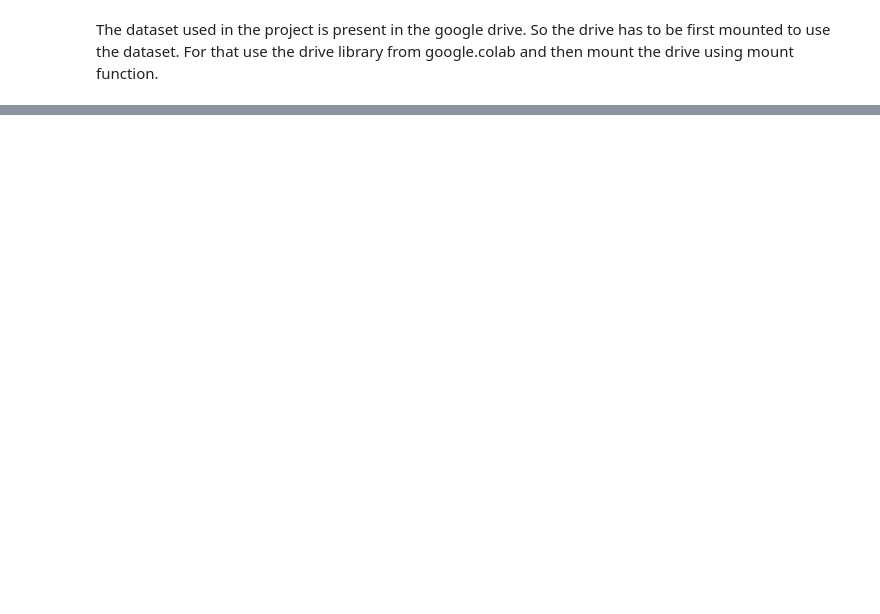
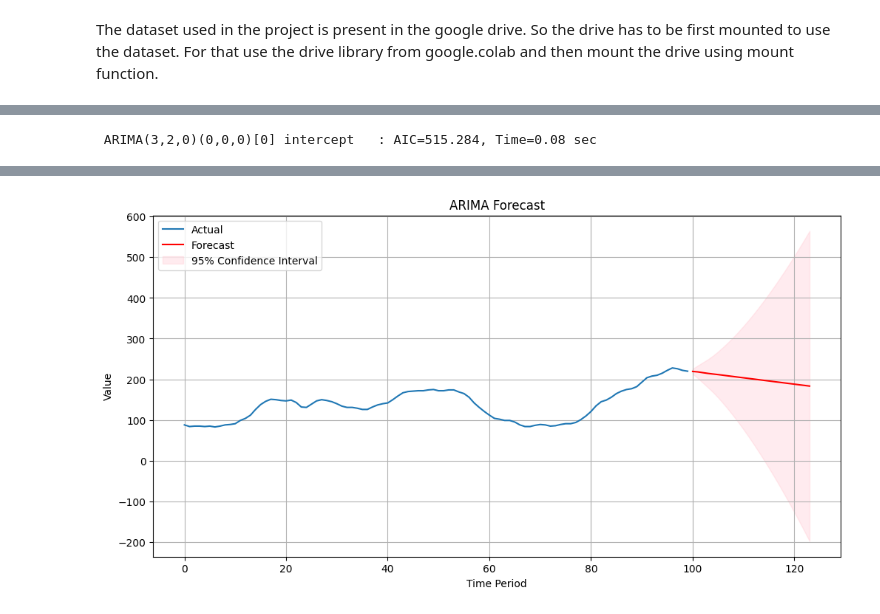
Before and after one commit to Rajat504/CLOUDYML, a Jupyter notebook: Time_Series_Module4.ipynb, the cells around one changed output, grey strips where cells are left out. Drawn from its saved outputs; the diff is of its cells as text; code cells hidden in the pictures; blank space fills up the shorter version.

```diff
--- a/Time_Series_Module4.ipynb
+++ b/Time_Series_Module4.ipynb
@@ -396,0 +265,78 @@ Keep practising until next assignment comes in. <br><br>
+# %%
+# Import required libraries
+import pmdarima as pm
+import numpy as np
+import pandas as pd
+import matplotlib.pyplot as plt
+
+# Load the dataset
+path = '/content/time_series.csv'
+df = pd.read_csv(path)
+
+# Convert to pandas Series if needed (assuming single column)
+if len(df.columns) == 1:
+    series = df.iloc[:, 0]
+elif 'Date' in df.columns:
+    series = df.set_index('Date').iloc[:, 0]
+else:
+    series = df.iloc[:, 1]  # Assuming second column is values
+
+# Fit auto-ARIMA model
+model = pm.auto_arima(
+    series,
+    start_p=1,
+    start_q=1,
+    test='adf',
+    max_p=3,
+    max_q=3,
+    m=1,
+    d=None,
+    seasonal=False,
+    trace=True,
+    error_action='ignore',
+    suppress_warnings=True,
+    stepwise=True
+)
+
+# Forecast - initialize number of periods as 24
+n_periods = 24
+forecast, conf_int = model.predict(
+    n_periods=n_periods,
+    return_conf_int=True
+)
+
+# Initialize indexes of forecast data
+last_date = series.index[-1] if hasattr(series.index, 'dtype') else len(series)
+forecast_index = pd.RangeIndex(
+    start=last_date + 1,
+    stop=last_date + n_periods + 1
+)
+
+# Make series for plotting
+forecast_series = pd.Series(forecast, index=forecast_index)
+lower_series = pd.Series(conf_int[:, 0], index=forecast_index)
+upper_series = pd.Series(conf_int[:, 1], index=forecast_index)
+
+# Plot
+plt.figure(figsize=(12, 6))
+plt.plot(series, label='Actual')  # Original data
+plt.plot(forecast_series, color='red', label='Forecast')  # Forecasted data
+
+# Fill confidence area
+plt.fill_between(
+    forecast_index,
+    lower_series,
+    upper_series,
+    color='pink',
+    alpha=0.3,
+    label='95% Confidence Interval'
+)
+
+# Formatting
+plt.title('ARIMA Forecast')
+plt.xlabel('Time Period')
+plt.ylabel('Value')
+plt.legend()
+plt.grid(True)
+plt.show()
+# %% [output]
@@ -396,0 +351 @@ Keep practising until next assignment comes in. <br><br>
+ ARIMA(3,2,0)(0,0,0)[0] intercept   : AIC=515.284, Time=0.08 sec
@@ -396,0 +362 @@ Keep practising until next assignment comes in. <br><br>
+[figure, added]
```
Also changed, not shown: parts of 92 cells of this notebook.
